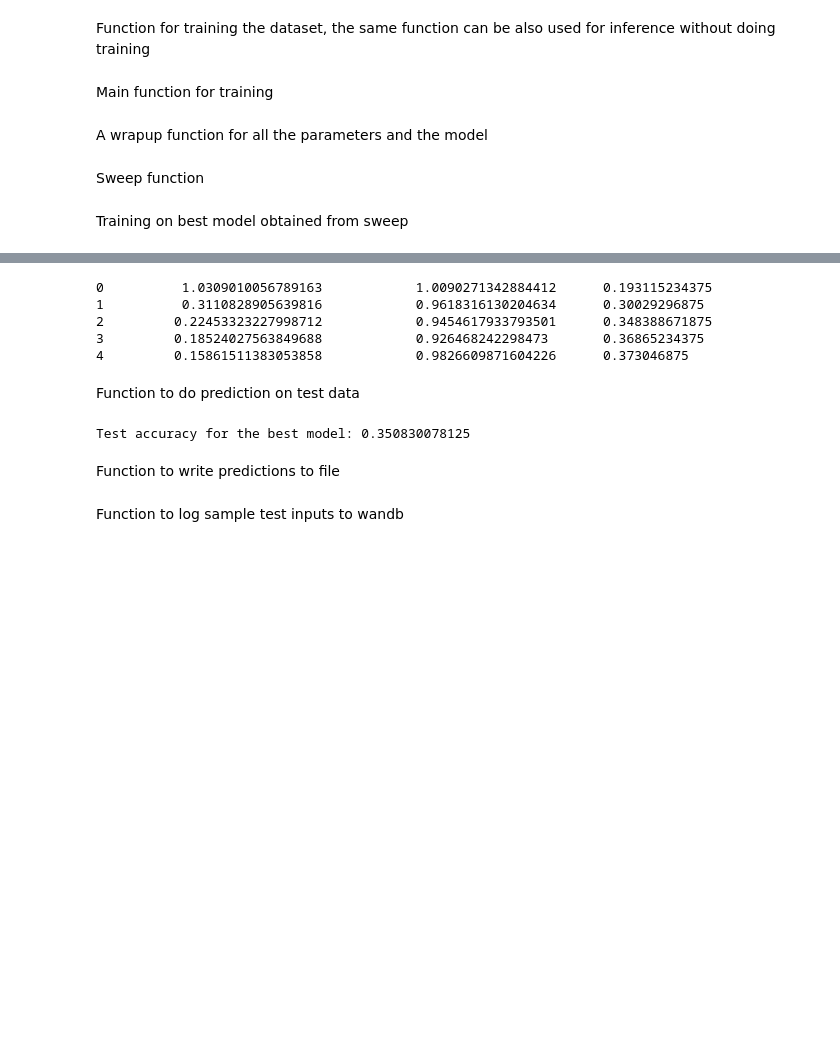
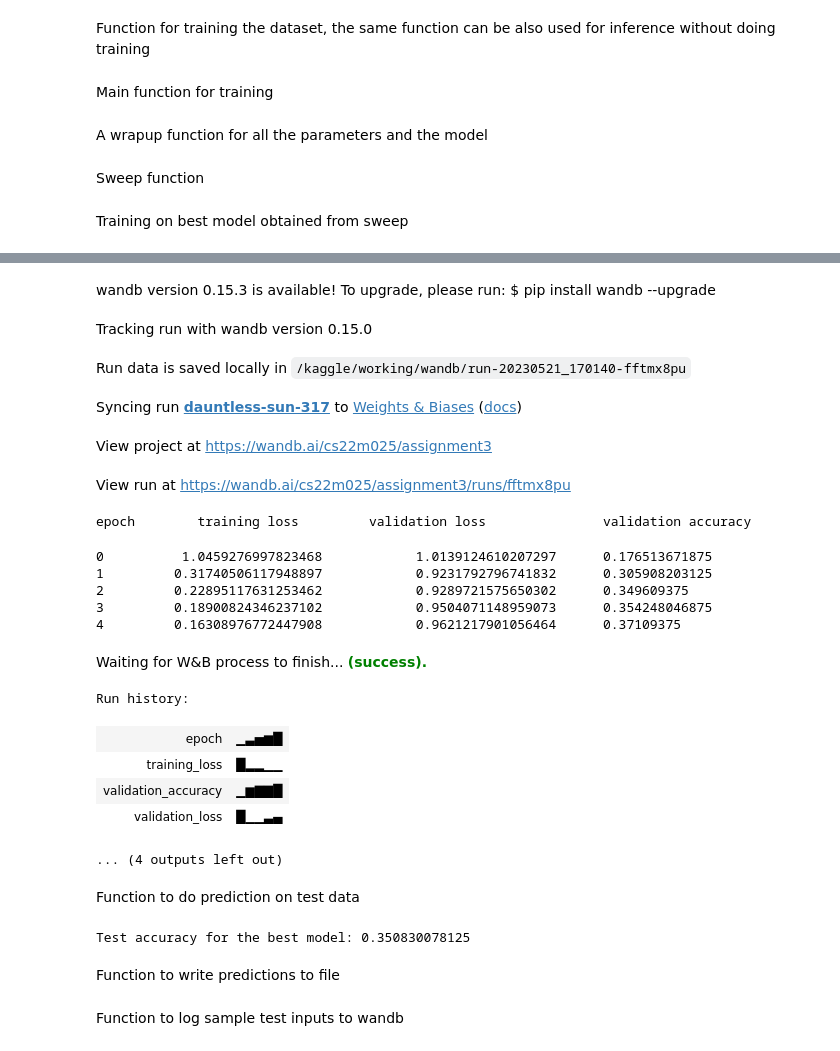
Before and after one commit to ayanasatheesh/cs6910_assignment3, a Jupyter notebook: model-vanila.ipynb, the cells around one changed output, grey strips where cells are left out. Cells and saved outputs as stored; diff of their text form; code cells hidden in the pictures; blank space fills up the shorter version.

```diff
--- a/model-vanila.ipynb
+++ b/model-vanila.ipynb
@@ -416,7 +416,7 @@ def trainnet(inp_encoding,out_encoding,encoder,decoder,encoder_optimizer=None,de
              for i in range(out_len):
                 #calculate the decoder outputs
                 out_decoder,hidden_decoder=decoder(inp_decoder,hidden_decoder)
-                loss+=criterion(output_decoder,output_encoding[i])
+                loss+=criterion(out_decoder,out_encoding[i])
                 #feed the actual next output as the next input
                 inp_decoder=out_encoding[i]
 
@@ -478,7 +478,7 @@ def trainMainFunction(encoder, decoder, epochs, batch_size, learning_rate):
       valid_out,valid_loss=trainnet(valid_inp_encoding, valid_target_encoding, encoder,decoder, encoder_optimizer, decoder_optimizer, criterion,True)
       valid_acc=accuracy(valid_out,valid_target_encoding,valid_pairs)
       #passing it to wandb
-      #wandb.log({"validation_accuracy": valid_acc,"validation_loss":valid_loss,"training_loss": sumloss/count,"epoch":epoch})
+      wandb.log({"validation_accuracy": valid_acc,"validation_loss":valid_loss,"training_loss": sumloss/count,"epoch":epoch})
       print(f"{epoch : <5}{sumloss/count : ^30}{valid_loss: ^30}{valid_acc : <30}")
 # %% [markdown]
 A wrapup function for all the parameters and the model
@@ -542,7 +542,7 @@ bidirectional=True
 enc_dropout=0
 dec_dropout=0.3
 n_hidden=256
-#run=wandb.init(project="assignment3",entity="cs22m025",reinit=True)
+run=wandb.init(project="assignment3",entity="cs22m025",reinit=True)
 enc,dec=network_train(epochs,n_layers,n_embedding,lr,batch_size,cell_type,bidirectional,enc_dropout,dec_dropout,n_hidden)
-#run.finish()
+run.finish()
 # %% [output]
@@ -550,8 +550,22 @@ epoch        training loss         validation loss               validation accu
+wandb version 0.15.3 is available! To upgrade, please run: $ pip install wandb --upgrade
+Tracking run with wandb version 0.15.0
+Run data is saved locally in /kaggle/working/wandb/run-20230521_170140-fftmx8pu
+Syncing run dauntless-sun-317 to Weights & Biases (docs)
+View project at https://wandb.ai/cs22m025/assignment3
+View run at https://wandb.ai/cs22m025/assignment3/runs/fftmx8pu
-0          1.0309010056789163            1.0090271342884412      0.193115234375
-1          0.3110828905639816            0.9618316130204634      0.30029296875
-2         0.22453323227998712            0.9454617933793501      0.348388671875
-3         0.18524027563849688            0.926468242298473       0.36865234375
-4         0.15861511383053858            0.9826609871604226      0.373046875
+epoch        training loss         validation loss               validation accuracy
+0          1.0459276997823468            1.0139124610207297      0.176513671875
+1         0.31740506117948897            0.9231792796741832      0.305908203125
+2         0.22895117631253462            0.9289721575650302      0.349609375
+3         0.18900824346237102            0.9504071148959073      0.354248046875
+4         0.16308976772447908            0.9621217901056464      0.37109375
+Waiting for W&B process to finish... (success).
+Run history:
+| epoch | ▁▃▅▆█ |
+| training_loss | █▂▂▁▁ |
+| validation_accuracy | ▁▆▇▇█ |
+| validation_loss | █▁▁▃▄ |
+... (4 outputs left out)
 # %% [markdown]
 Function to do prediction on test data
 # %%
```
Also changed, not shown: parts of 2 cells of this notebook.
